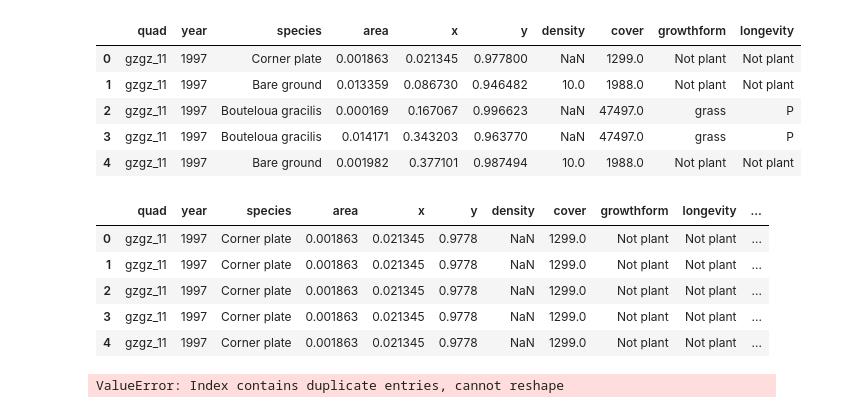
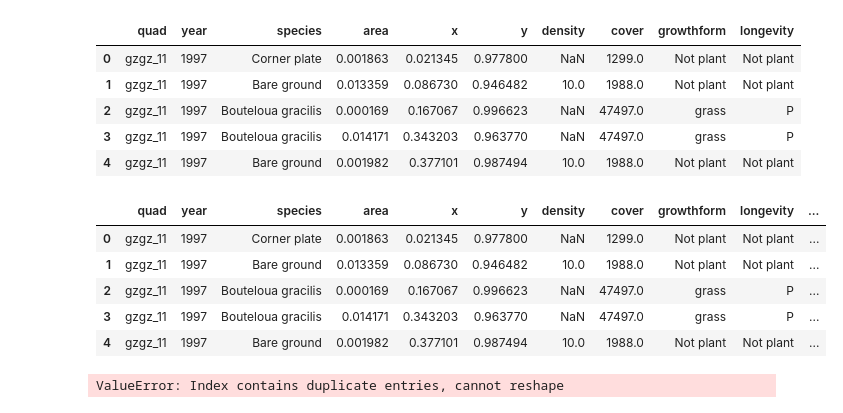
Before and after one commit to melissahoffman/Python_Data_Analysis, a Jupyter notebook: Python_Data_Analysis.ipynb, the cells around one changed output. Drawn from its saved outputs; the diff is of its cells as text; code cells hidden in the pictures.

Commit message:
fix table merge

```diff
--- a/Python_Data_Analysis.ipynb
+++ b/Python_Data_Analysis.ipynb
@@ -131,7 +113,7 @@ climate.head()
 # %%
 #need to calculate mean precipitation per year
 
-mean_p = climate.groupby('year').precip.mean()
+mean_p = climate.groupby('year',as_index=False).precip.mean()
 # %%
 mean_p.head()
 # %% [output]
@@ -152,16 +133,16 @@ merged_gf_year.head()
 | 3 | gzgz_11 | 1997 | Bouteloua gracilis | 0.014171 | 0.343203 | 0.963770 | NaN | 47497.0 | grass | P |
 | 4 | gzgz_11 | 1997 | Bare ground | 0.001982 | 0.377101 | 0.987494 | 10.0 | 1988.0 | Not plant | Not plant |
 # %%
-merged_gfyear_precip = pd.merge(left = merged_gf_year, right = climate, left_on = 'year',
+merged_gfyear_precip = pd.merge(left = merged_gf_year, right = mean_p, left_on = 'year',
                        right_on = 'year',how = 'left')
 merged_gfyear_precip.head()
 # %% [output]
 |  | quad | year | species | area | x | y | density | cover | growthform | longevity | ... |
-| 0 | gzgz_11 | 1997 | Corner plate | 0.001863 | 0.021345 | 0.9778 | NaN | 1299.0 | Not plant | Not plant | ... |
-| 1 | gzgz_11 | 1997 | Corner plate | 0.001863 | 0.021345 | 0.9778 | NaN | 1299.0 | Not plant | Not plant | ... |
-| 2 | gzgz_11 | 1997 | Corner plate | 0.001863 | 0.021345 | 0.9778 | NaN | 1299.0 | Not plant | Not plant | ... |
-| 3 | gzgz_11 | 1997 | Corner plate | 0.001863 | 0.021345 | 0.9778 | NaN | 1299.0 | Not plant | Not plant | ... |
-| 4 | gzgz_11 | 1997 | Corner plate | 0.001863 | 0.021345 | 0.9778 | NaN | 1299.0 | Not plant | Not plant | ... |
+| 0 | gzgz_11 | 1997 | Corner plate | 0.001863 | 0.021345 | 0.977800 | NaN | 1299.0 | Not plant | Not plant | ... |
+| 1 | gzgz_11 | 1997 | Bare ground | 0.013359 | 0.086730 | 0.946482 | 10.0 | 1988.0 | Not plant | Not plant | ... |
+| 2 | gzgz_11 | 1997 | Bouteloua gracilis | 0.000169 | 0.167067 | 0.996623 | NaN | 47497.0 | grass | P | ... |
+| 3 | gzgz_11 | 1997 | Bouteloua gracilis | 0.014171 | 0.343203 | 0.963770 | NaN | 47497.0 | grass | P | ... |
+| 4 | gzgz_11 | 1997 | Bare ground | 0.001982 | 0.377101 | 0.987494 | 10.0 | 1988.0 | Not plant | Not plant | ... |
 # %%
 #pivot table
 growth_cover_precip = merged_gfyear_precip.pivot(index = 'year', columns = 'growthform', values = 'cover')
```
Also changed, not shown: parts of 2 cells of this notebook.
